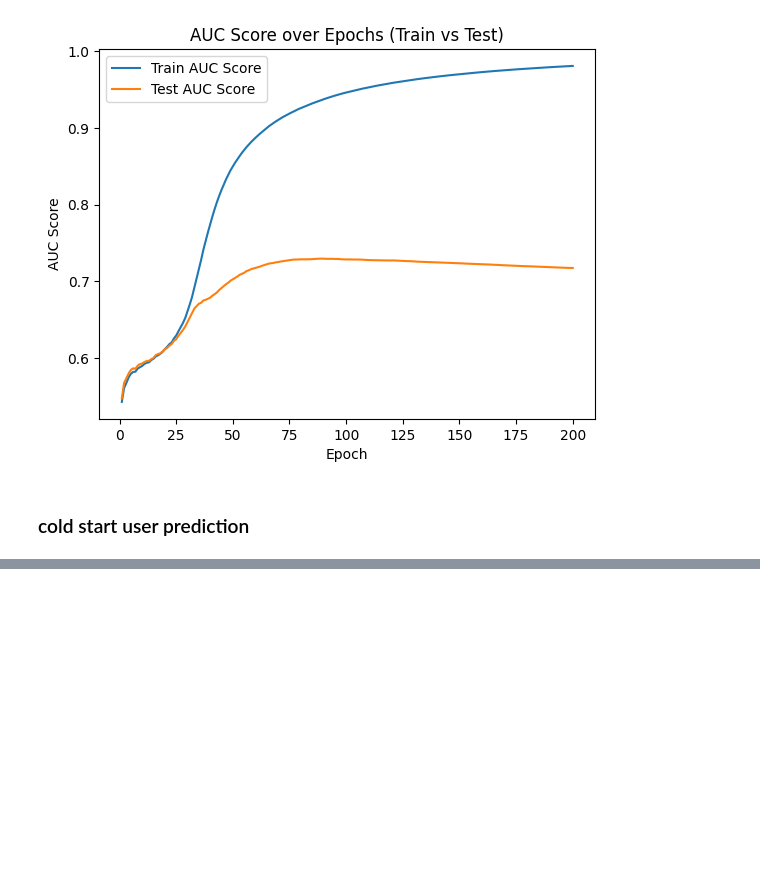
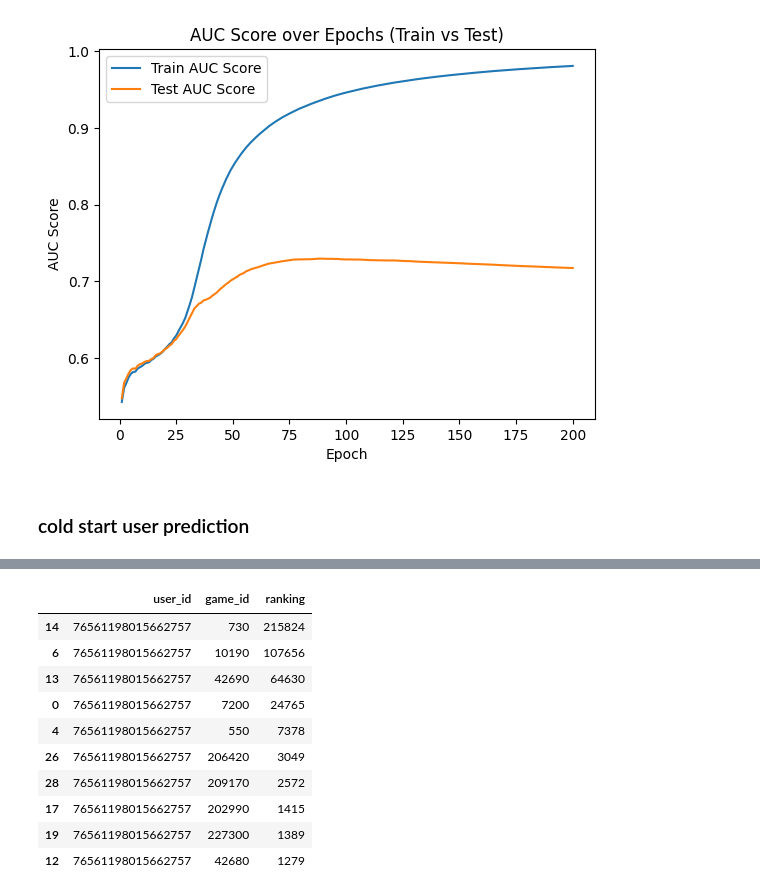
Before and after one commit to ms-Kras/GameBuddy, a Jupyter notebook: notebooks/Matrix_factorization.ipynb, the cells around one changed output, grey strips where cells are left out. Cells and saved outputs as stored; diff of their text form; code cells hidden in the pictures; blank space fills up the shorter version.

```diff
--- a/notebooks/Matrix_factorization.ipynb
+++ b/notebooks/Matrix_factorization.ipynb
@@ -439 +494,15 @@ transformed_user_profile.head(2)
+# %%
+transformed_user_profile.sort_values(by='ranking', ascending=False).head(10)
+# %% [output]
+|  | user_id | game_id | ranking |
+| 14 | 76561198015662757 | 730 | 215824 |
+| 6 | 76561198015662757 | 10190 | 107656 |
+| 13 | 76561198015662757 | 42690 | 64630 |
+| 0 | 76561198015662757 | 7200 | 24765 |
+| 4 | 76561198015662757 | 550 | 7378 |
+| 26 | 76561198015662757 | 206420 | 3049 |
+| 28 | 76561198015662757 | 209170 | 2572 |
+| 17 | 76561198015662757 | 202990 | 1415 |
+| 19 | 76561198015662757 | 227300 | 1389 |
+| 12 | 76561198015662757 | 42680 | 1279 |
 # %%
```
Also changed, not shown: parts of 13 cells of this notebook.
